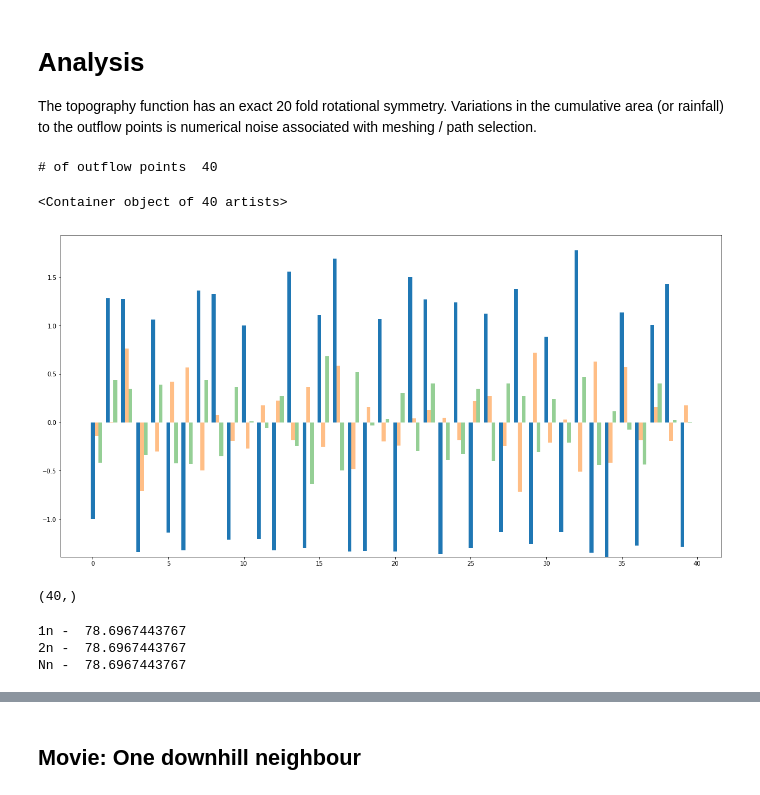
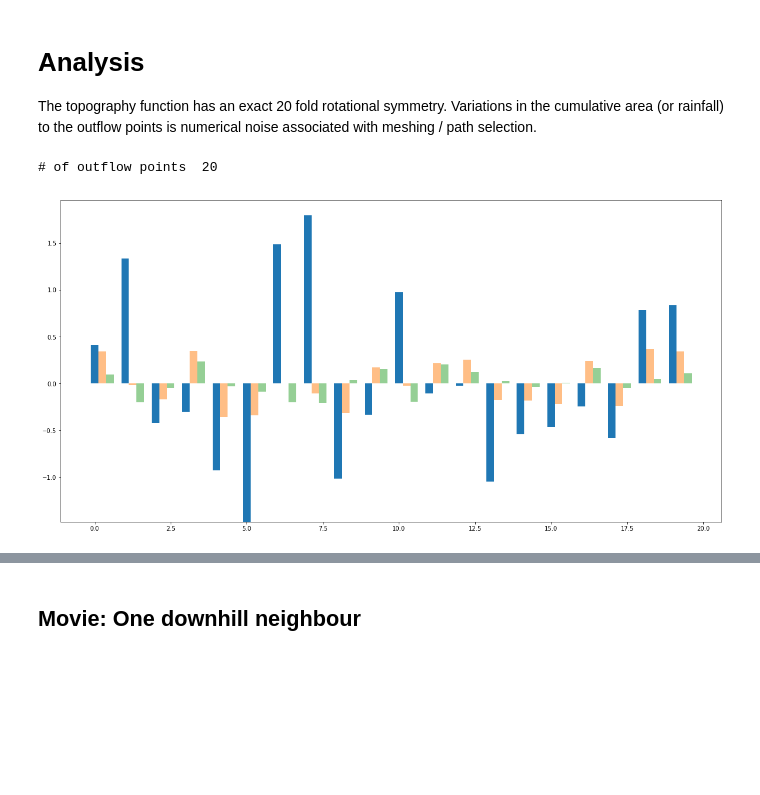
Before and after one commit to underworldcode/quagmire, a Jupyter notebook: Notebooks/cumulative flow.ipynb, the cells around one changed output, grey strips where cells are left out. Drawn from its saved outputs; the diff is of its cells as text; code cells hidden in the pictures; blank space fills up the shorter version.

```diff
--- a/Notebooks/cumulative flow.ipynb
+++ b/Notebooks/cumulative flow.ipynb
@@ -22,5 +22,10 @@ from quagmire import tools as meshtools
 minX, maxX = -5.0, 5.0
 minY, maxY = -5.0, 5.0
 
-x, y, bmask, = meshtools.elliptical_mesh(minX, maxX, minY, maxY, 0.05, 0.05, samples=20000, boundary_samples=500)
-x, y = meshtools.lloyd_mesh_improvement(x, y, bmask, iterations=5)
+x1, y1, bmask1, = meshtools.elliptical_mesh(minX, maxX, minY, maxY, 0.05, 0.05, samples=200000, boundary_samples=2000)
+
+i = np.random.permutation(len(x1))
+
+x = x1[i]
+y = y1[i]
+bmask = bmask1[i]
@@ -28,9 +35,9 @@ x, y = meshtools.lloyd_mesh_improvement(x, y, bmask, iterations=5)
 radius  = np.sqrt((x**2 + y**2))
 theta   = np.arctan2(y,x)
 # height  = np.exp(-0.01 *(x**2 + y**2)**2) + 0.25 * (0.2*radius)**8  * np.cos(30.0*theta)**2 ## Concentrated
-height  = np.exp(-0.025*(x**2 + y**2)**2) + 0.25 * (0.2*radius)**4  * np.cos(10.0*theta)**2 ## Less so
-height  += 0.25 * (0.2*radius)**4  * np.cos(10.0*theta)**2 ## Less so
-height  -= 0.25 * (0.2*radius)**8  * np.sin(20.0*theta)**2 ## Less so
+height  = np.exp(-0.025*(x**2 + y**2)**2)
+height  += 0.25 * (0.2*radius)**4  * np.cos(5.0*theta)**2 ## Less so
+height  -= 0.25 * (0.2*radius)**8  * np.sin(10.0*theta)**2 ## Less so
 height  += 0.1 * (1.0-0.2*radius)
 
 # height  += 0.05 * np.random.random(height.shape)
@@ -88,16 +96,17 @@ down2 = mesh.downhillMat.copy()
 # %%
 down3 = mesh.downhillMat3.copy()
 # %%
-def downhill_propagation(downhillMat, vector):
+def downhill_propagation(mesh, downhillMat, vector):
     """ time the propagation of information downhill """
+
     mesh.downhillMat = downhillMat
     t = clock()
     cumvec = mesh.cumulative_flow(vector)
     return cumvec, clock() - t
 
-upstream_area_1n, t_1n = downhill_propagation(down1, mesh.area)
-upstream_area_2n, t_2n = downhill_propagation(down2, mesh.area)
-upstream_area_3n, t_3n = downhill_propagation(down3, mesh.area)
+upstream_area_1n, t_1n = downhill_propagation(mesh, down1, mesh.area)
+upstream_area_2n, t_2n = downhill_propagation(mesh, down2, mesh.area)
+upstream_area_3n, t_3n = downhill_propagation(mesh, down3, mesh.area)
 # %% [markdown]
 ## Comparison plot
 # %%
@@ -124,0 +136,15 @@ Max Area 1,2,3:  3.74003836893 2.72338181335 2.64784461595
+# %%
+rain = np.ones_like(mesh.height)
+rain[np.where(mesh.height<0.98)]=0.0
+mesh.update_surface_processes(rainfall_pattern=rain, sediment_distribution=np.zeros_like(rain))
+
+rainfall          = mesh.area * rain
+cumulative_runoff = mesh.cumulative_flow(rainfall, use3path=True)
+stream_power = cumulative_runoff * mesh.slope
+
+mesh._construct_rbf_weights(delta=mesh.neighbour_cloud_distances[:,1].mean()*2.0)
+smooth_sp = mesh.rbf_smoother(stream_power)
+
+down = mesh.downhillMat
+mesh.downhillMat = mesh.adjacency1
+stream_power1 = mesh.cumulative_flow(rainfall) * mesh.slope
@@ -129,38 +174,25 @@ The topography function has an exact 20 fold rotational symmetry. Variations in
 # %%
 outflow_points = mesh.identify_outflow_points()
 
 print "# of outflow points ", len(outflow_points)
 
 bar_width=0.25
 
-uniform_value = (np.pi*5.0**2)/40.0
+uniform_value = (np.pi*5.0**2)/ len(outflow_points)
 
 fig, (ax1) = plt.subplots(1,1, figsize=(20,10))
 
 ax1.bar( left=range(0,len(outflow_points)),
         height=upstream_area_1n[outflow_points]-uniform_value, width=bar_width)
 
 ax1.bar( left=np.arange(0,len(outflow_points))+bar_width,
          height=upstream_area_2n[outflow_points]-uniform_value, width=bar_width, alpha=0.5)
 
 ax1.bar( left=np.arange(0,len(outflow_points))+2.0*bar_width,
          height=upstream_area_3n[outflow_points]-uniform_value, width=bar_width, alpha=0.5)
+
+
+fig.savefig("OutflowHistogram-OctoPants.png", dpi=200)
 # %% [output]
-# of outflow points  40
+# of outflow points  20
-<Container object of 40 artists>
-[figure, old version]
+[figure, new version]
-# %%
-indx = range(0, mesh.npoints)
-a = (mesh.down_neighbour2 == indx).nonzero()[0]
-
-a.shape
-# %% [output]
-(40,)
-# %%
-print "1n - ", upstream_area_1n[outflow_points].sum()
-print "2n - ", upstream_area_2n[outflow_points].sum()
-print "Nn - ", upstream_area_3n[outflow_points].sum()
-# %% [output]
-1n -  78.6967443767
-2n -  78.6967443767
-Nn -  78.6967443767
```
Also changed, not shown: parts of 35 cells of this notebook, 7 other files.
